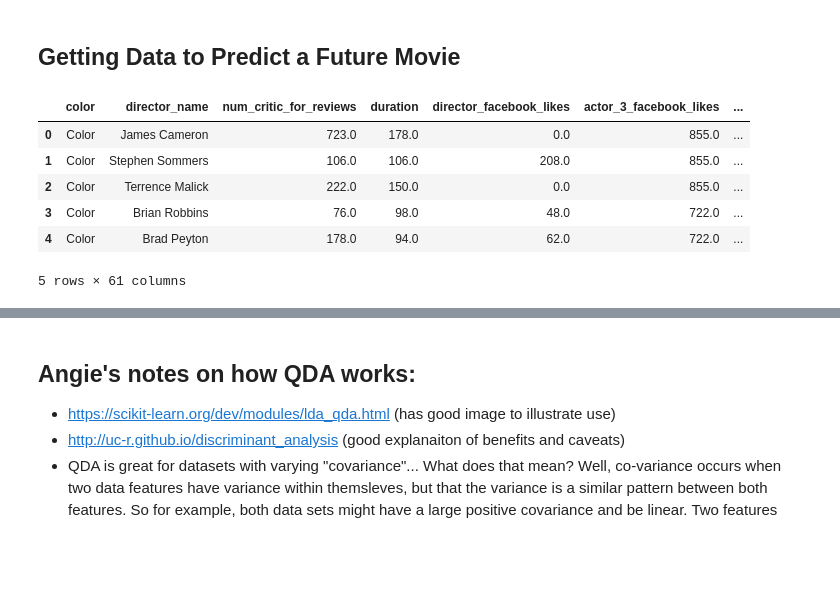
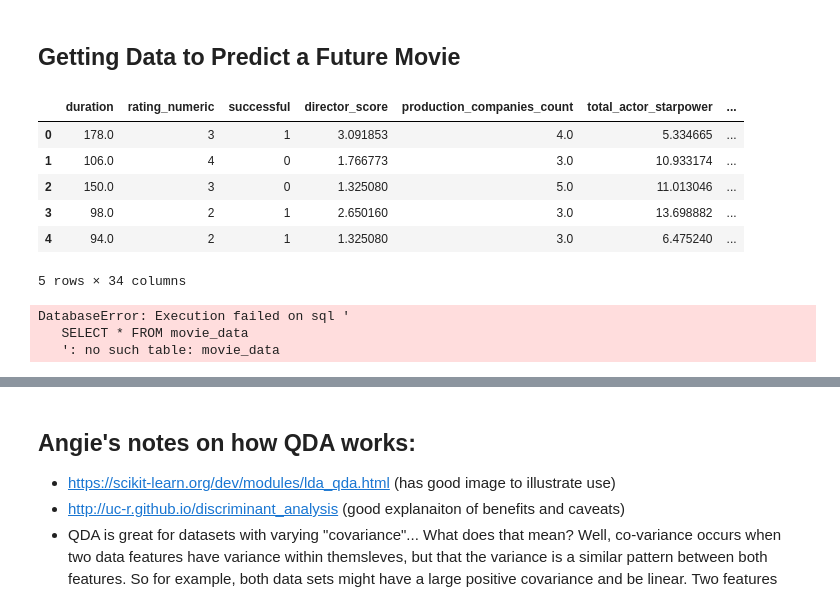
Before and after one commit to styrofomeBoots/project_3, a Jupyter notebook: Angie_PCA_QDA.ipynb, the cells around one changed output, grey strips where cells are left out. Cells and saved outputs as stored; diff of their text form; code cells hidden in the pictures; blank space fills up the shorter version.

Commit message:
pre final tests push

```diff
--- a/Angie_PCA_QDA.ipynb
+++ b/Angie_PCA_QDA.ipynb
@@ -174,13 +160,13 @@ total_actor_starpower
 vote_average
 vote_count
 # %%
-#movies_df is now where I want it to be, so save it as movies again and push to sql
-movies = movies_df
-movies.head(5)
+# #movies_df is now where I want it to be, so save it as movies again and push to sql
+# movies = movies_df
+# movies.head(5)
 
-con = sqlite3.connect("db/movies.db")
-movies.to_sql("movie_data", con, if_exists="replace", index=False)
-# commit the changes and close the connection
-con.commit()
-con.close()
+# con = sqlite3.connect("db/movies.db")
+# movies.to_sql("movie_data", con, if_exists="replace", index=False)
+# # commit the changes and close the connection
+# con.commit()
+# con.close()
 # %%
@@ -226,5 +186,5 @@ vote_count
 # %%
-# change movieeees back to movies
+# # change movieeees back to movies
 
-movies = movieeees
-movies.head()
+# movies = movieeees
+# movies.head()
@@ -698,15 +648,30 @@ the count of true negatives is 00 , false negatives is 01, true positives is 11
 # %% [markdown]
 ## Getting Data to Predict a Future Movie
 # %%
-movieeees.head()
+movies.head()
 # %% [output]
-|  | color | director_name | num_critic_for_reviews | duration | director_facebook_likes | actor_3_facebook_likes | ... |
-| 0 | Color | James Cameron | 723.0 | 178.0 | 0.0 | 855.0 | ... |
-| 1 | Color | Stephen Sommers | 106.0 | 106.0 | 208.0 | 855.0 | ... |
-| 2 | Color | Terrence Malick | 222.0 | 150.0 | 0.0 | 855.0 | ... |
-| 3 | Color | Brian Robbins | 76.0 | 98.0 | 48.0 | 722.0 | ... |
-| 4 | Color | Brad Peyton | 178.0 | 94.0 | 62.0 | 722.0 | ... |
+|  | duration | rating_numeric | successful | director_score | production_companies_count | total_actor_starpower | ... |
+| 0 | 178.0 | 3 | 1 | 3.091853 | 4.0 | 5.334665 | ... |
+| 1 | 106.0 | 4 | 0 | 1.766773 | 3.0 | 10.933174 | ... |
+| 2 | 150.0 | 3 | 0 | 1.325080 | 5.0 | 11.013046 | ... |
+| 3 | 98.0 | 2 | 1 | 2.650160 | 3.0 | 13.698882 | ... |
+| 4 | 94.0 | 2 | 1 | 1.325080 | 3.0 | 6.475240 | ... |
-5 rows × 61 columns
+5 rows × 34 columns
+# %%
+# create connection to database
+
+con = sqlite3.connect("db/movies.db")
+sql = f"""
+   SELECT * FROM movie_data
+   """
+
+# bring in db to pandas dataframe
+movies = pd.read_sql(sql, con)
+movieeees.head(15)
+# %% [output]
+DatabaseError: Execution failed on sql '
+   SELECT * FROM movie_data
+   ': no such table: movie_data
 # %%
 for col in movieeees.columns.sort_values().values:
     print(col)
```
Also changed, not shown: parts of 30 cells of this notebook, 2 other files.
